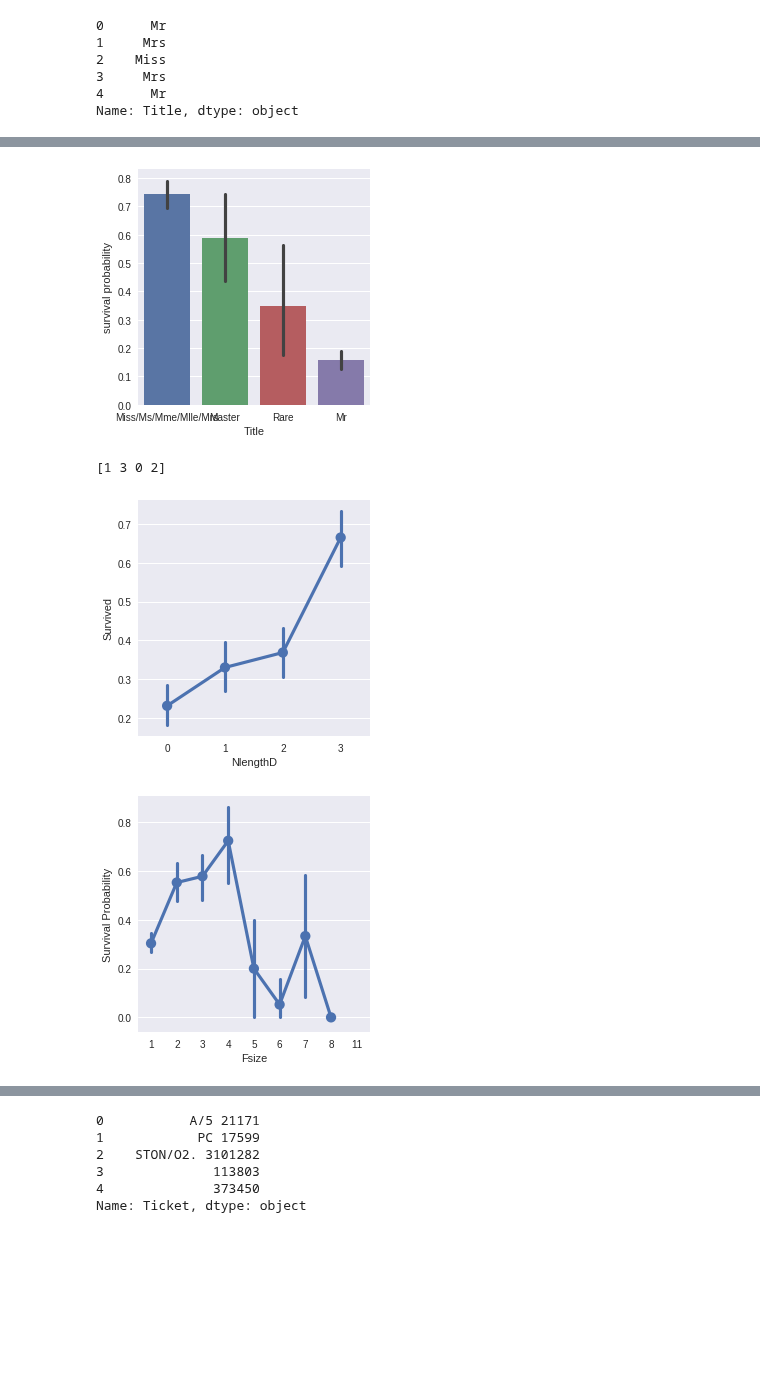
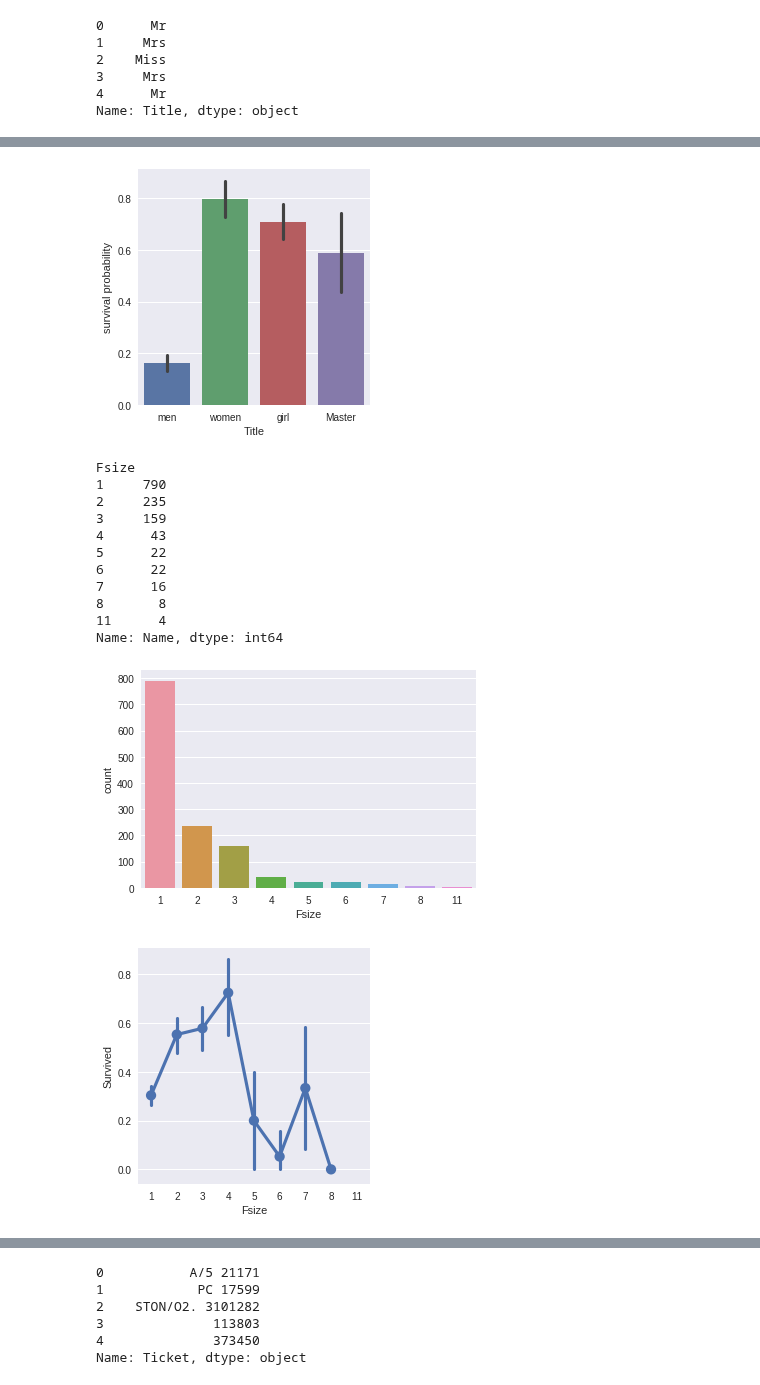
Before and after one commit to ShichengChen/kaggle, a Jupyter notebook: Titanic/titanic.ipynb, the cells around one changed output, grey strips where cells are left out. Cells and saved outputs as stored; diff of their text form; code cells hidden in the pictures; blank space fills up the shorter version.

```diff
--- a/Titanic/titanic.ipynb
+++ b/Titanic/titanic.ipynb
@@ -270,6 +347 @@ g = plt.setp(g.get_xticklabels(), rotation=45)
 [figure]
-# %%
-# Convert to categorical values Title
-dataset["Title"] = dataset["Title"].replace(['Lady', 'the Countess','Countess','Capt', 'Col','Don', 'Dr', 'Major', 'Rev', 'Sir', 'Jonkheer', 'Dona'], 'Rare')
-dataset["Title"] = dataset["Title"].map({"Master":1, "Miss":0, "Ms" : 0 , "Mme":0, "Mlle":0, "Mrs":0, "Mr":3, "Rare":2})
-dataset["Title"] = dataset["Title"].astype(int)
@@ -276,2 +352,23 @@ dataset["Title"] = dataset["Title"].astype(int)
+# %%
+# Convert to categorical values Title
+mapt={"Miss":'girl',
+      "Mlle":'girl',
+      'Don':'men',
+      "Mr":'men',
+      'Sir':'men',
+      'Major':'men',
+      'Rev':'men',
+      'Dr':'men',
+      'Col':'men',
+      'Jonkheer':'men',
+      'Capt':'men',
+      'the Countess':'women',
+      'Lady':'women',
+      "Ms" : 'women' ,
+      "Mme":'women',
+      "Mrs":'women',
+      'Master':'Master'
+      }
+dataset["Title"] = dataset["Title"].map(mapt)
 # %%
 g = sns.countplot(dataset["Title"])
@@ -281,14 +377,5 @@ g = g.set_xticklabels(["Miss/Ms/Mme/Mlle/Mrs","Master",'Rare',"Mr"])
 # %%
 g = sns.factorplot(x="Title",y="Survived",data=dataset,kind="bar")
-g = g.set_xticklabels(["Miss/Ms/Mme/Mlle/Mrs","Master",'Rare',"Mr"])
 g = g.set_ylabels("survival probability")
 # %% [output]
-[figure, old version]
+[figure, new version]
-# %%
-dataset['Name_length'] = dataset['Name'].apply(len)
-dataset['NlengthD'] = pd.qcut(dataset['Name_length'], 4, labels=[0,1,2,3]).astype(int)
-sns.factorplot(x="NlengthD", y="Survived", data=dataset,order=[0,1,2,3])
-print(dataset["NlengthD"].unique())
-# %% [output]
-[1 3 0 2]
-[figure, removed]
@@ -295,7 +384,21 @@ print(dataset["NlengthD"].unique())
 # %%
 dataset["Fsize"] = dataset["SibSp"] + dataset["Parch"] + 1
-g = sns.factorplot(x="Fsize",y="Survived",data = dataset)
-g = g.set_ylabels("Survival Probability")
+sns.countplot(x='Fsize',data=dataset)
+sns.factorplot(x="Fsize",y="Survived",data = dataset)
+g.set_ylabels("Survival Probability")
+dataset.groupby(['Fsize'])['Name'].count()
 # %% [output]
+Fsize
+1     790
+2     235
+3     159
+4      43
+5      22
+6      22
+7      16
+8       8
+11      4
+Name: Name, dtype: int64
-[figure, old version]
+[figure, new version]
+[figure, added]
 # %%
```
Also changed, not shown: parts of 47 cells of this notebook, 7 other files.
